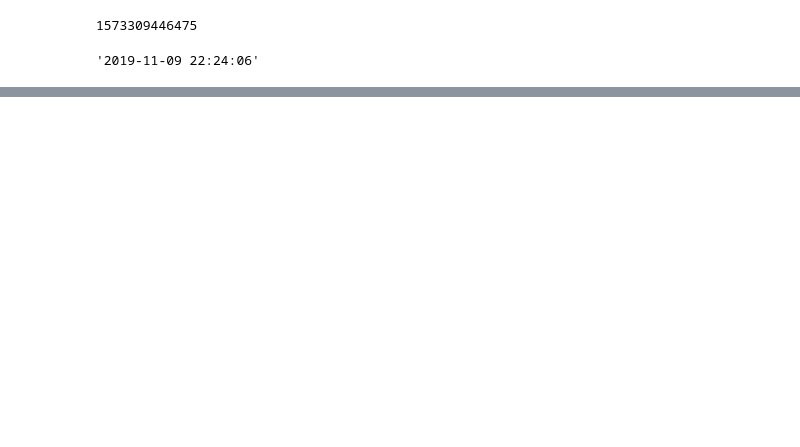
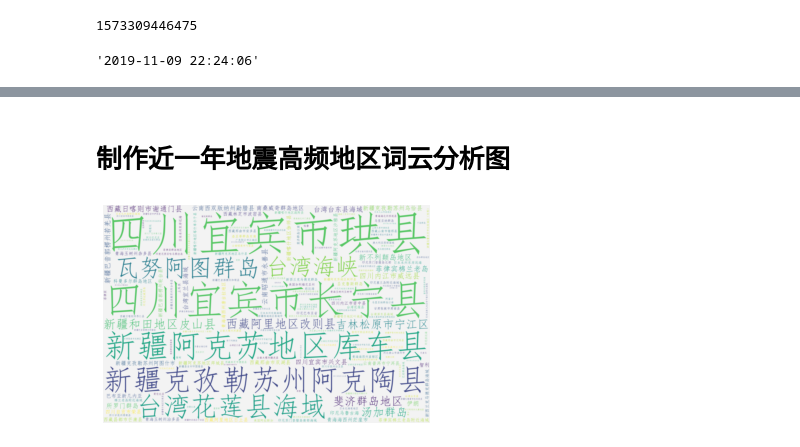
Before and after one commit to AlfredZKY/spider, a Jupyter notebook: earthquake/visual.ipynb, the cells around one changed output, grey strips where cells are left out. Saved outputs shown, nothing was run; the diff lists cells and outputs as text; code cells hidden in the pictures; blank space fills up the shorter version.

```diff
--- a/earthquake/visual.ipynb
+++ b/earthquake/visual.ipynb
@@ -69,0 +143,27 @@ plt.show()
+# %% [markdown]
+# 制作近一年地震高频地区词云分析图
+# %%
+# 读取数据
+df = pd.read_csv('./data/最近一年世界地震情况.csv',encoding='utf-8',header=None,names=columns)
+df = df.groupby(by='Earthquake_Location').count()
+df = df['Magnitude'].sort_values(ascending=False)
+font_path = 'simfang.ttf'
+
+wordcloud = WordCloud(
+    background_color ='#F3F3F3',
+    font_path = font_path,
+    width=1200,
+    height=800,
+    margin=2,
+    max_font_size=200,
+    random_state=42,
+    scale=2,
+    colormap='viridis',
+)
+
+wordcloud.fit_words(df)
+plt.imshow(wordcloud,interpolation='bilinear')
+plt.axis('off')
+plt.show()
+# %% [output]
+[figure, added]
```
Also changed, not shown: parts of 9 cells of this notebook, 3 other files.
